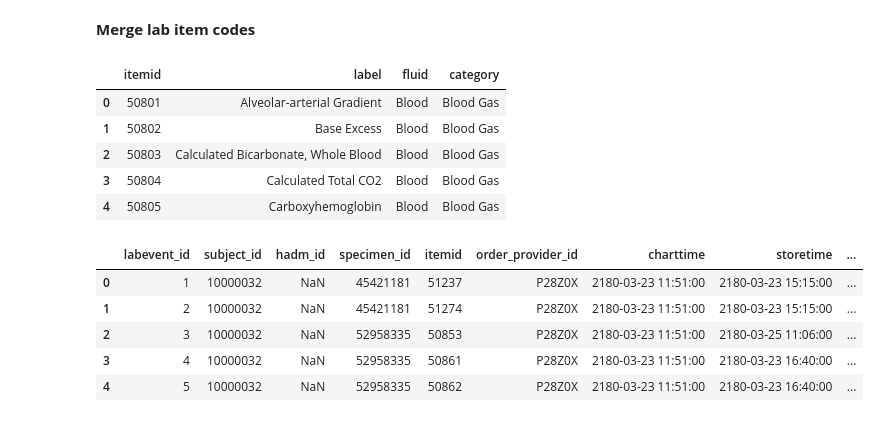
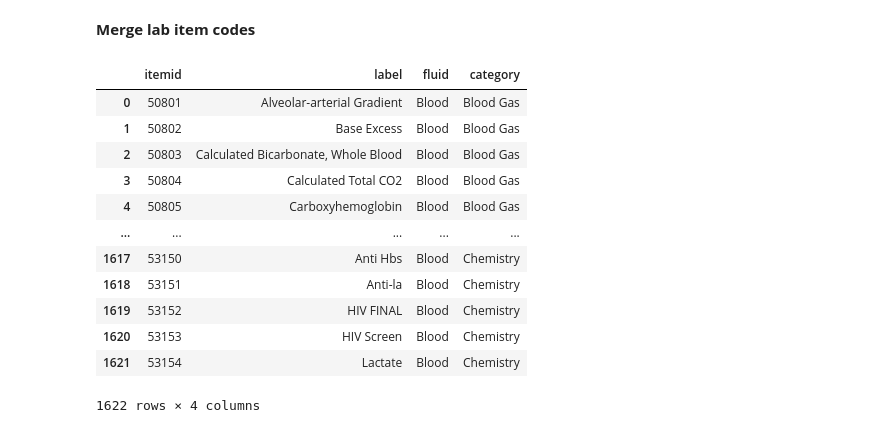
Before and after one commit to vrothenbergUCSD/CSE291Project, a Jupyter notebook: dataset_construction.ipynb, the cells around one changed output. Saved outputs shown, nothing was run; the diff lists cells and outputs as text; code cells hidden in the pictures.

Commit message:
Dataset construction finalized

```diff
--- a/dataset_construction.ipynb
+++ b/dataset_construction.ipynb
@@ -62,22 +138,19 @@ Name: count, dtype: int64
 # %% [markdown]
 **Merge lab item codes**
 # %%
-d_labitems_df = pd.read_csv(mimic_hosp_dir + '/d_labitems.csv', nrows=10000)
-d_labitems_df.head()
+d_labitems_df = pd.read_csv(mimic_hosp_dir + '/d_labitems.csv')
+d_labitems_df
 # %% [output]
 |  | itemid | label | fluid | category |
 | 0 | 50801 | Alveolar-arterial Gradient | Blood | Blood Gas |
 | 1 | 50802 | Base Excess | Blood | Blood Gas |
 | 2 | 50803 | Calculated Bicarbonate, Whole Blood | Blood | Blood Gas |
 | 3 | 50804 | Calculated Total CO2 | Blood | Blood Gas |
 | 4 | 50805 | Carboxyhemoglobin | Blood | Blood Gas |
+| ... | ... | ... | ... | ... |
+| 1617 | 53150 | Anti Hbs | Blood | Chemistry |
+| 1618 | 53151 | Anti-la | Blood | Chemistry |
+| 1619 | 53152 | HIV FINAL | Blood | Chemistry |
+| 1620 | 53153 | HIV Screen | Blood | Chemistry |
+| 1621 | 53154 | Lactate | Blood | Chemistry |
+1622 rows × 4 columns
-# %%
-labevents_df = pd.read_csv(mimic_hosp_dir + '/labevents.csv', nrows=10000)
-labevents_df.head()
-# %% [output]
-|  | labevent_id | subject_id | hadm_id | specimen_id | itemid | order_provider_id | charttime | storetime | ... |
-| 0 | 1 | 10000032 | NaN | 45421181 | 51237 | P28Z0X | 2180-03-23 11:51:00 | 2180-03-23 15:15:00 | ... |
-| 1 | 2 | 10000032 | NaN | 45421181 | 51274 | P28Z0X | 2180-03-23 11:51:00 | 2180-03-23 15:15:00 | ... |
-| 2 | 3 | 10000032 | NaN | 52958335 | 50853 | P28Z0X | 2180-03-23 11:51:00 | 2180-03-25 11:06:00 | ... |
-| 3 | 4 | 10000032 | NaN | 52958335 | 50861 | P28Z0X | 2180-03-23 11:51:00 | 2180-03-23 16:40:00 | ... |
-| 4 | 5 | 10000032 | NaN | 52958335 | 50862 | P28Z0X | 2180-03-23 11:51:00 | 2180-03-23 16:40:00 | ... |
```
Also changed, not shown: parts of 59 cells of this notebook, 1 other file.
